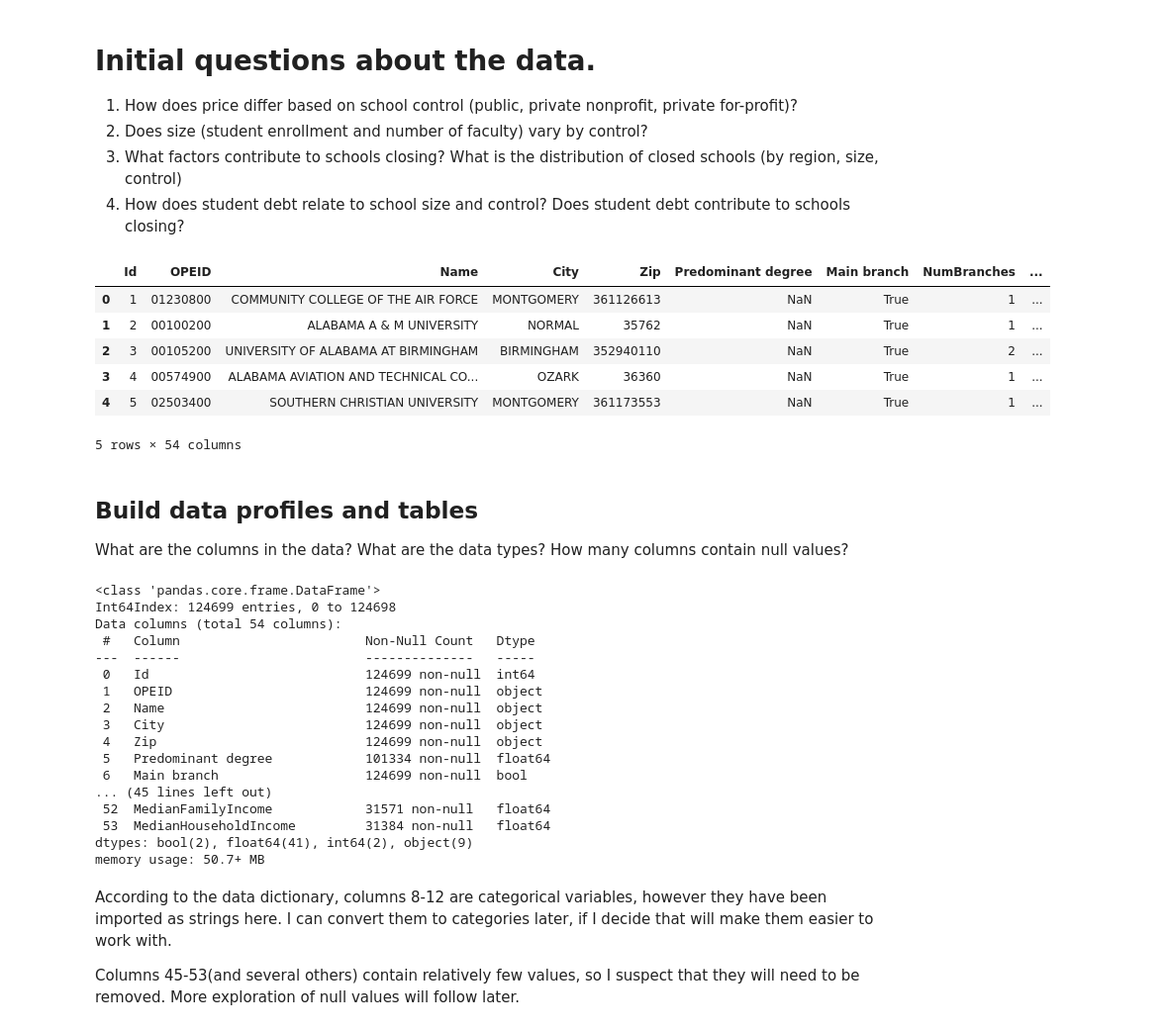
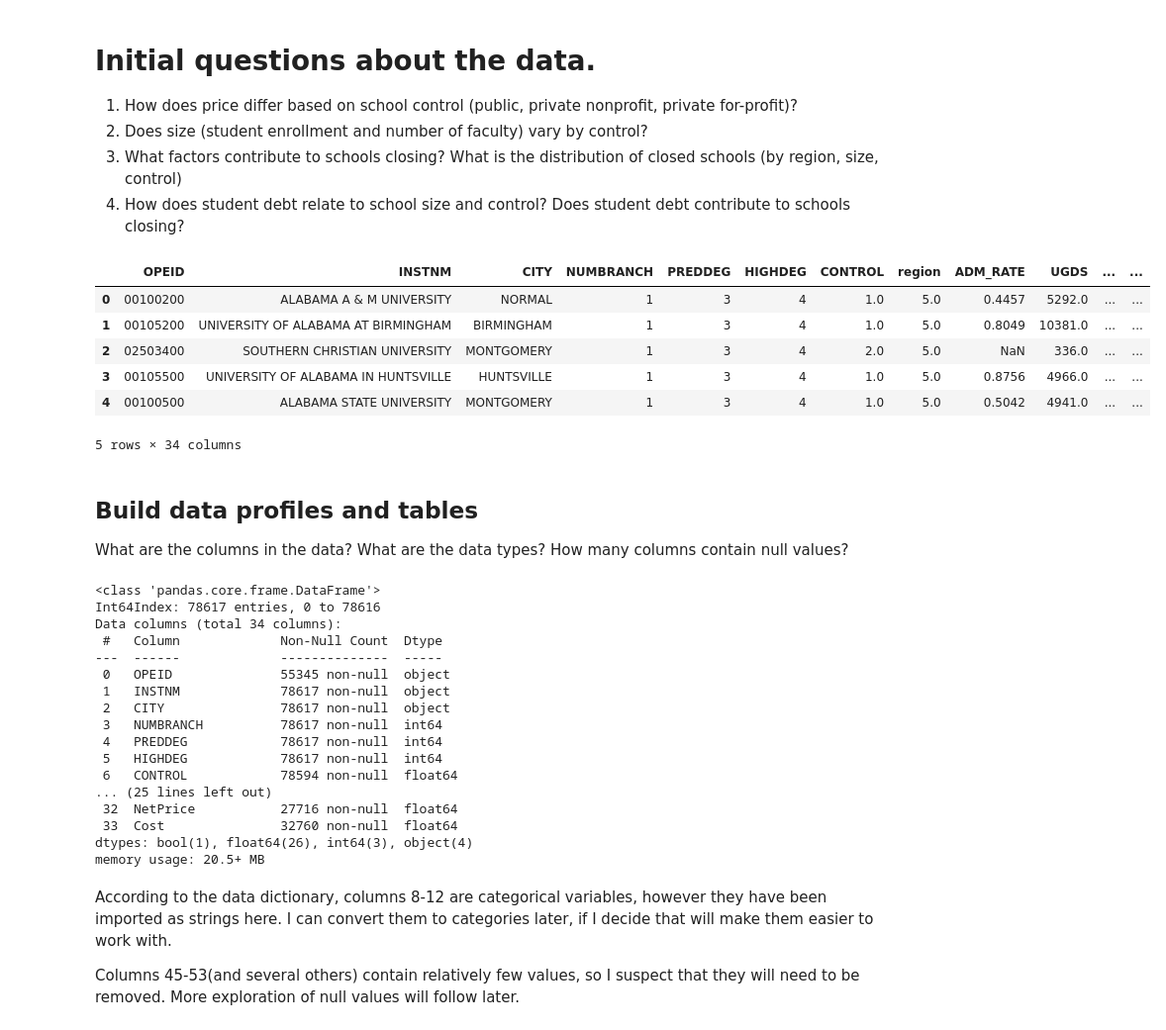
Before and after one commit to kregier/Springboard, a Jupyter notebook: Capstone2/CollegeScorecard-EDA.ipynb, the cells around one changed output. Shown at 99% size. Cells and saved outputs as stored; diff of their text form; code cells hidden in the pictures.

Commit message:
Revised DataWrangling based on work thus far, and combined start of EDA to the DataWrangling notebook. Rearranged some files.

```diff
--- a/Capstone2/CollegeScorecard-EDA.ipynb
+++ b/Capstone2/CollegeScorecard-EDA.ipynb
@@ -19,17 +19,17 @@ import matplotlib.pyplot as plt
 %matplotlib inline
 # %%
 # Load the preprocessed data
-filename = "./data/processed/college.filtered.csv"
+filename = "./data/interim/scorecard.filtered.csv"
 data = pd.read_csv(filename, dtype={'OPEID':object, 'Zip':object}, index_col=0)
 data.head()
 # %% [output]
-|  | Id | OPEID | Name | City | Zip | Predominant degree | Main branch | NumBranches | ... |
-| 0 | 1 | 01230800 | COMMUNITY COLLEGE OF THE AIR FORCE | MONTGOMERY | 361126613 | NaN | True | 1 | ... |
-| 1 | 2 | 00100200 | ALABAMA A & M UNIVERSITY | NORMAL | 35762 | NaN | True | 1 | ... |
-| 2 | 3 | 00105200 | UNIVERSITY OF ALABAMA AT BIRMINGHAM | BIRMINGHAM | 352940110 | NaN | True | 2 | ... |
-| 3 | 4 | 00574900 | ALABAMA AVIATION AND TECHNICAL CO... | OZARK | 36360 | NaN | True | 1 | ... |
-| 4 | 5 | 02503400 | SOUTHERN CHRISTIAN UNIVERSITY | MONTGOMERY | 361173553 | NaN | True | 1 | ... |
+|  | OPEID | INSTNM | CITY | NUMBRANCH | PREDDEG | HIGHDEG | CONTROL | region | ADM_RATE | UGDS | ... | ... |
+| 0 | 00100200 | ALABAMA A & M UNIVERSITY | NORMAL | 1 | 3 | 4 | 1.0 | 5.0 | 0.4457 | 5292.0 | ... | ... |
+| 1 | 00105200 | UNIVERSITY OF ALABAMA AT BIRMINGHAM | BIRMINGHAM | 1 | 3 | 4 | 1.0 | 5.0 | 0.8049 | 10381.0 | ... | ... |
+| 2 | 02503400 | SOUTHERN CHRISTIAN UNIVERSITY | MONTGOMERY | 1 | 3 | 4 | 2.0 | 5.0 | NaN | 336.0 | ... | ... |
+| 3 | 00105500 | UNIVERSITY OF ALABAMA IN HUNTSVILLE | HUNTSVILLE | 1 | 3 | 4 | 1.0 | 5.0 | 0.8756 | 4966.0 | ... | ... |
+| 4 | 00100500 | ALABAMA STATE UNIVERSITY | MONTGOMERY | 1 | 3 | 4 | 1.0 | 5.0 | 0.5042 | 4941.0 | ... | ... |
-5 rows × 54 columns
+5 rows × 34 columns
 # %% [markdown]
 ## Build data profiles and tables
 What are the columns in the data? What are the data types? How many columns contain null values?
@@ -37,22 +37,22 @@ What are the columns in the data? What are the data types? How many columns cont
 data.info()
 # %% [output]
 <class 'pandas.core.frame.DataFrame'>
-Int64Index: 124699 entries, 0 to 124698
-Data columns (total 54 columns):
- #   Column                        Non-Null Count   Dtype
----  ------                        --------------   -----
- 0   Id                            124699 non-null  int64
- 1   OPEID                         124699 non-null  object
- 2   Name                          124699 non-null  object
- 3   City                          124699 non-null  object
- 4   Zip                           124699 non-null  object
- 5   Predominant degree            101334 non-null  float64
- 6   Main branch                   124699 non-null  bool
-... (45 lines left out)
- 52  MedianFamilyIncome            31571 non-null   float64
- 53  MedianHouseholdIncome         31384 non-null   float64
-dtypes: bool(2), float64(41), int64(2), object(9)
-memory usage: 50.7+ MB
+Int64Index: 78617 entries, 0 to 78616
+Data columns (total 34 columns):
+ #   Column             Non-Null Count  Dtype
+---  ------             --------------  -----
+ 0   OPEID              55345 non-null  object
+ 1   INSTNM             78617 non-null  object
+ 2   CITY               78617 non-null  object
+ 3   NUMBRANCH          78617 non-null  int64
+ 4   PREDDEG            78617 non-null  int64
+ 5   HIGHDEG            78617 non-null  int64
+ 6   CONTROL            78594 non-null  float64
+... (25 lines left out)
+ 32  NetPrice           27716 non-null  float64
+ 33  Cost               32760 non-null  float64
+dtypes: bool(1), float64(26), int64(3), object(4)
+memory usage: 20.5+ MB
 # %% [markdown]
 According to the data dictionary, columns 8-12 are categorical variables, however they have been imported as strings here. I can convert them to categories later, if I decide that will make them easier to work with.
 
```
Also changed, not shown: 3 other files.
